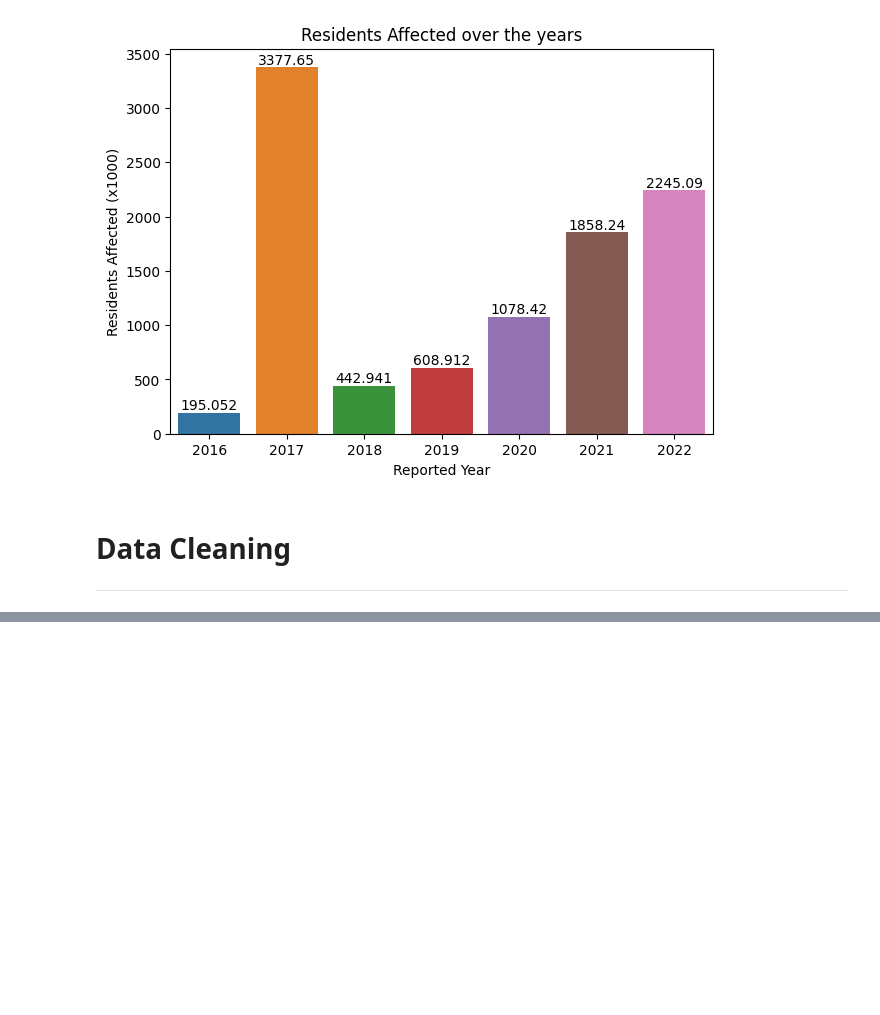
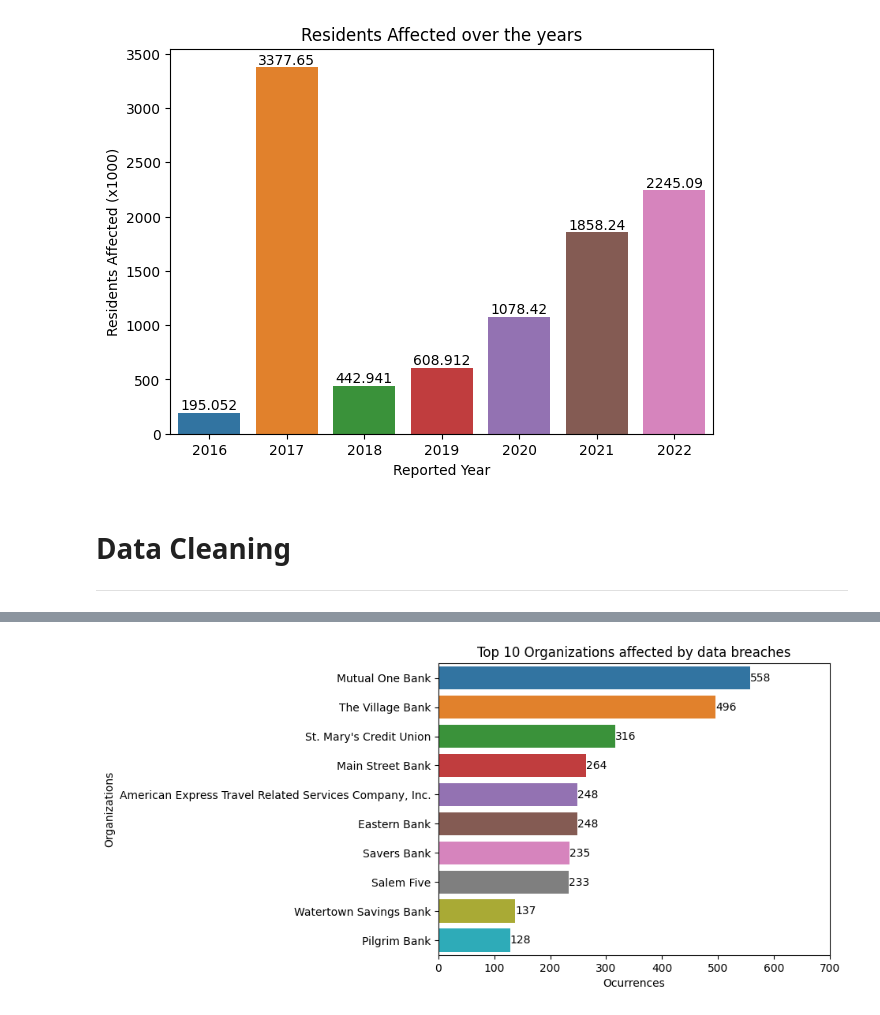
Before and after one commit to joncalle/AnalToolsDecMrk, a Jupyter notebook: DataBreach.ipynb, the cells around one changed output, grey strips where cells are left out. Saved outputs shown, nothing was run; the diff lists cells and outputs as text; code cells hidden in the pictures; blank space fills up the shorter version.

```diff
--- a/DataBreach.ipynb
+++ b/DataBreach.ipynb
@@ -375,0 +459,17 @@ plt.show()
+# %%
+# Answer 1 - Top 3 Organizations more Ocurrences and their trend over the years?
+br_top_org = pd.DataFrame(clean_br['Organization_Name'].value_counts())
+br_top_org.reset_index(level=0, inplace=True)
+br_top_org.columns = ['Organization_Name','Count_qtd']
+br_top_org_plot = br_top_org.iloc[0:10,:]
+
+ax=sns.barplot(y='Organization_Name', x='Count_qtd', data=br_top_org_plot)
+for container in ax.containers:
+    ax.bar_label(container)
+ax.set_xlim([0, 700])
+plt.xlabel("Ocurrences")
+plt.ylabel("Organizations")
+plt.title('Top 10 Organizations affected by data breaches')
+plt.show()
+# %% [output]
+[figure, added]
```
Also changed, not shown: parts of 13 cells of this notebook.
